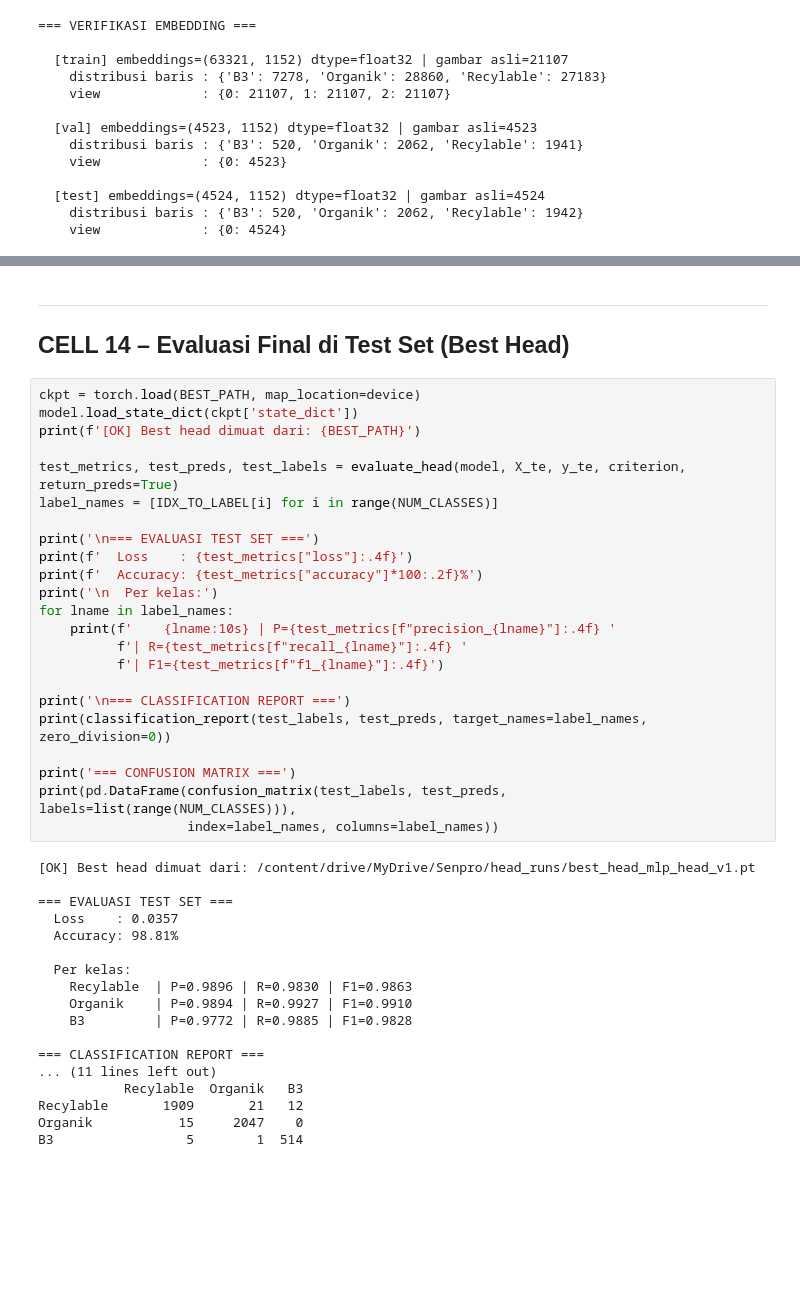
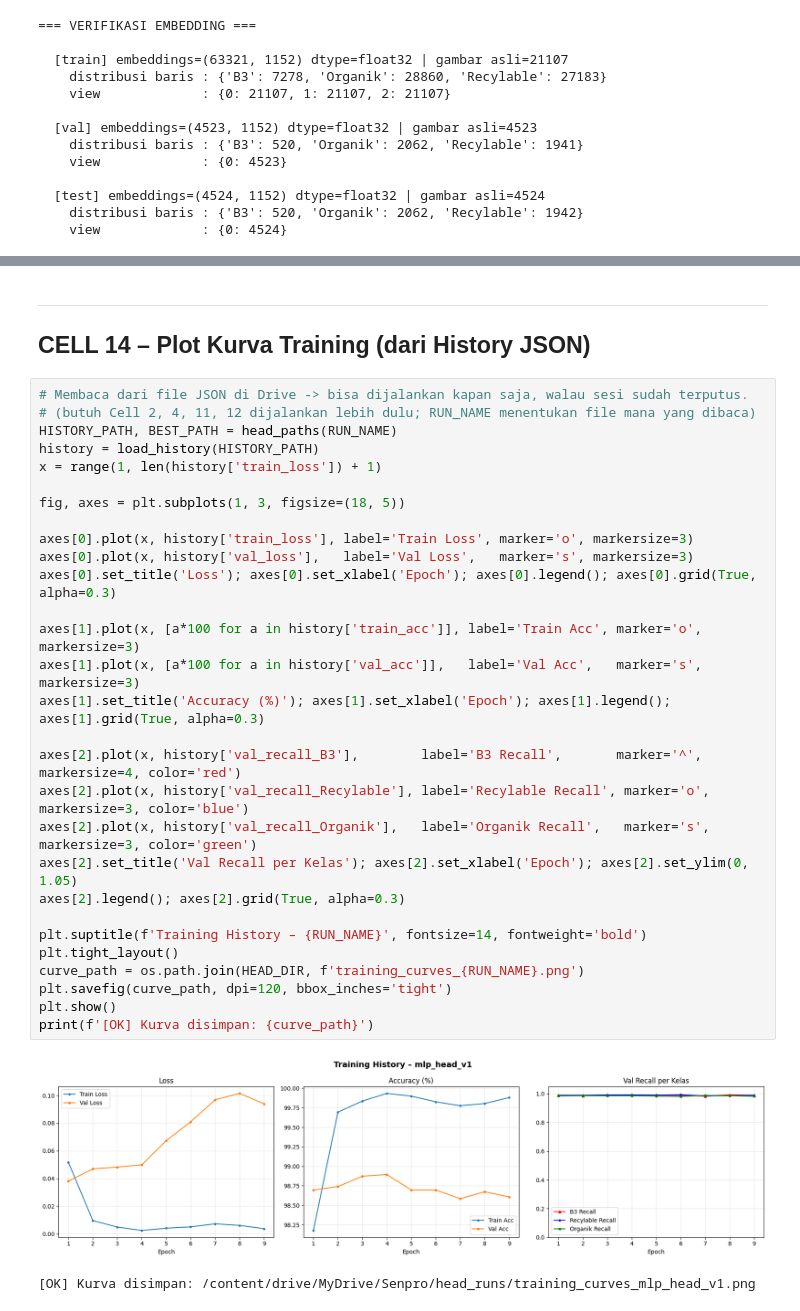
Before and after one commit to TheGasz/AI_PilahYuk, a Jupyter notebook: siglip_embedding_probe_colab.ipynb, the cells around one changed output, grey strips where cells are left out. Drawn from its saved outputs; the diff is of its cells as text; blank space fills up the shorter version.

Commit message:
Eksplor Head , Terbaik Untuk sekarang Ens_seed_MLP_norm

```diff
--- a/siglip_embedding_probe_colab.ipynb
+++ b/siglip_embedding_probe_colab.ipynb
@@ -1003,46 +1085,37 @@ print(f'[OK] Kurva disimpan: {curve_path}')
 # %% [markdown]
 ---
-## CELL 14 – Evaluasi Final di Test Set (Best Head)
+## CELL 14 – Plot Kurva Training (dari History JSON)
 # %%
-ckpt = torch.load(BEST_PATH, map_location=device)
-model.load_state_dict(ckpt['state_dict'])
-print(f'[OK] Best head dimuat dari: {BEST_PATH}')
+# Membaca dari file JSON di Drive -> bisa dijalankan kapan saja, walau sesi sudah terputus.
+# (butuh Cell 2, 4, 11, 12 dijalankan lebih dulu; RUN_NAME menentukan file mana yang dibaca)
+HISTORY_PATH, BEST_PATH = head_paths(RUN_NAME)
+history = load_history(HISTORY_PATH)
+x = range(1, len(history['train_loss']) + 1)
 
-test_metrics, test_preds, test_labels = evaluate_head(model, X_te, y_te, criterion, return_preds=True)
-label_names = [IDX_TO_LABEL[i] for i in range(NUM_CLASSES)]
+fig, axes = plt.subplots(1, 3, figsize=(18, 5))
 
-print('\n=== EVALUASI TEST SET ===')
-print(f'  Loss    : {test_metrics["loss"]:.4f}')
-print(f'  Accuracy: {test_metrics["accuracy"]*100:.2f}%')
-print('\n  Per kelas:')
-for lname in label_names:
-    print(f'    {lname:10s} | P={test_metrics[f"precision_{lname}"]:.4f} '
-          f'| R={test_metrics[f"recall_{lname}"]:.4f} '
-          f'| F1={test_metrics[f"f1_{lname}"]:.4f}')
+axes[0].plot(x, history['train_loss'], label='Train Loss', marker='o', markersize=3)
+axes[0].plot(x, history['val_loss'],   label='Val Loss',   marker='s', markersize=3)
+axes[0].set_title('Loss'); axes[0].set_xlabel('Epoch'); axes[0].legend(); axes[0].grid(True, alpha=0.3)
 
-print('\n=== CLASSIFICATION REPORT ===')
-print(classification_report(test_labels, test_preds, target_names=label_names, zero_division=0))
+axes[1].plot(x, [a*100 for a in history['train_acc']], label='Train Acc', marker='o', markersize=3)
+axes[1].plot(x, [a*100 for a in history['val_acc']],   label='Val Acc',   marker='s', markersize=3)
+axes[1].set_title('Accuracy (%)'); axes[1].set_xlabel('Epoch'); axes[1].legend(); axes[1].grid(True, alpha=0.3)
 
-print('=== CONFUSION MATRIX ===')
-print(pd.DataFrame(confusion_matrix(test_labels, test_preds, labels=list(range(NUM_CLASSES))),
-                   index=label_names, columns=label_names))
+axes[2].plot(x, history['val_recall_B3'],        label='B3 Recall',       marker='^', markersize=4, color='red')
+axes[2].plot(x, history['val_recall_Recylable'], label='Recylable Recall', marker='o', markersize=3, color='blue')
+axes[2].plot(x, history['val_recall_Organik'],   label='Organik Recall',   marker='s', markersize=3, color='green')
+axes[2].set_title('Val Recall per Kelas'); axes[2].set_xlabel('Epoch'); axes[2].set_ylim(0, 1.05)
+axes[2].legend(); axes[2].grid(True, alpha=0.3)
+
+plt.suptitle(f'Training History – {RUN_NAME}', fontsize=14, fontweight='bold')
+plt.tight_layout()
+curve_path = os.path.join(HEAD_DIR, f'training_curves_{RUN_NAME}.png')
+plt.savefig(curve_path, dpi=120, bbox_inches='tight')
+plt.show()
+print(f'[OK] Kurva disimpan: {curve_path}')
 # %% [output]
+[figure, added]
-[OK] Best head dimuat dari: /content/drive/MyDrive/Senpro/head_runs/best_head_mlp_head_v1.pt
-
-=== EVALUASI TEST SET ===
-  Loss    : 0.0357
-  Accuracy: 98.81%
-
-  Per kelas:
-    Recylable  | P=0.9896 | R=0.9830 | F1=0.9863
-    Organik    | P=0.9894 | R=0.9927 | F1=0.9910
-    B3         | P=0.9772 | R=0.9885 | F1=0.9828
-
-=== CLASSIFICATION REPORT ===
-... (11 lines left out)
-           Recylable  Organik   B3
-Recylable       1909       21   12
-Organik           15     2047    0
-B3                 5        1  514
+[OK] Kurva disimpan: /content/drive/MyDrive/Senpro/head_runs/training_curves_mlp_head_v1.png
 # %% [markdown]
 ---
```
Also changed, not shown: parts of 23 cells of this notebook, 1 other file.
